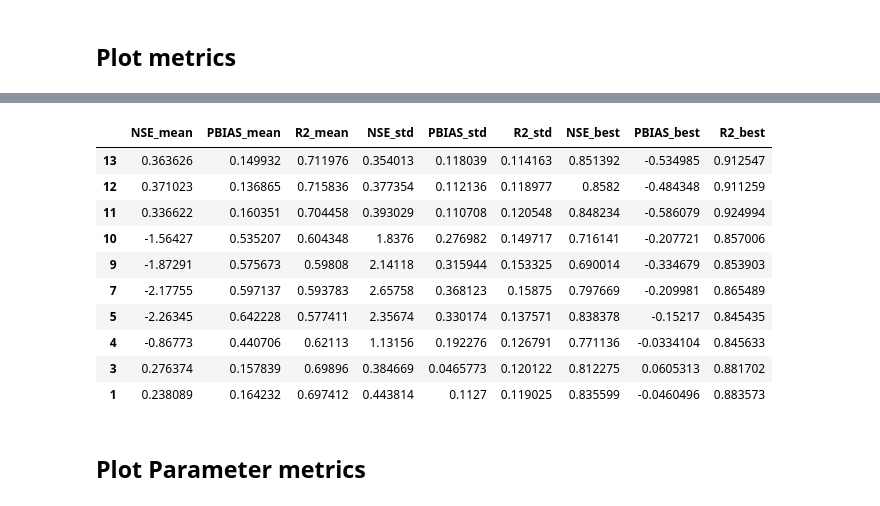
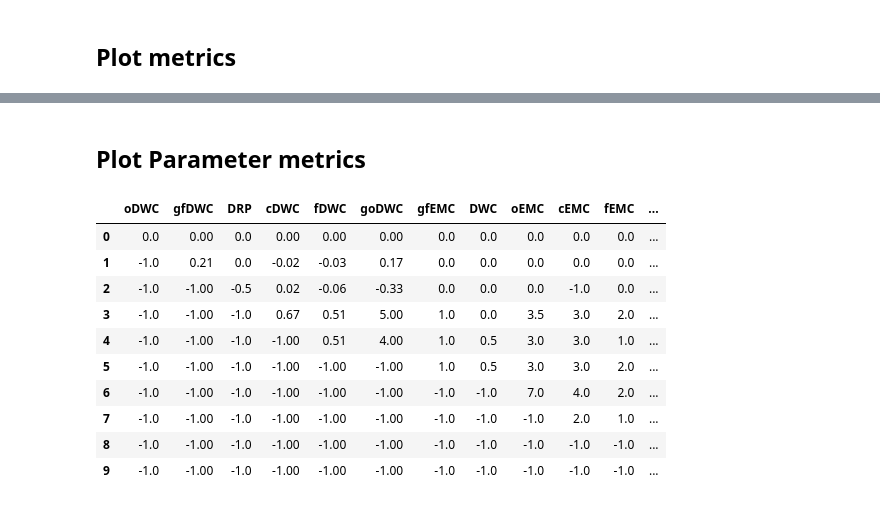
Before and after one commit to QianWanghhu/predict_uq, a Jupyter notebook: src/notebooks/predictive_uncertainty.ipynb, the cells around one changed output, grey strips where cells are left out. Cells and saved outputs as stored; diff of their text form; code cells hidden in the pictures.

```diff
--- a/src/notebooks/predictive_uncertainty.ipynb
+++ b/src/notebooks/predictive_uncertainty.ipynb
@@ -177,18 +214,4 @@ cols_obj_order = ['NSE_mean', 'NSE_std', 'NSE_best', 'PBIAS_mean', 'PBIAS_std',
 df_summary[cols_obj_order].to_csv(f'{fn_figs}objective_summary.csv')
-# %%
-df_summary
-# %% [output]
-|  | NSE_mean | PBIAS_mean | R2_mean | NSE_std | PBIAS_std | R2_std | NSE_best | PBIAS_best | R2_best |
-| 13 | 0.363626 | 0.149932 | 0.711976 | 0.354013 | 0.118039 | 0.114163 | 0.851392 | -0.534985 | 0.912547 |
-| 12 | 0.371023 | 0.136865 | 0.715836 | 0.377354 | 0.112136 | 0.118977 | 0.8582 | -0.484348 | 0.911259 |
-| 11 | 0.336622 | 0.160351 | 0.704458 | 0.393029 | 0.110708 | 0.120548 | 0.848234 | -0.586079 | 0.924994 |
-| 10 | -1.56427 | 0.535207 | 0.604348 | 1.8376 | 0.276982 | 0.149717 | 0.716141 | -0.207721 | 0.857006 |
-| 9 | -1.87291 | 0.575673 | 0.59808 | 2.14118 | 0.315944 | 0.153325 | 0.690014 | -0.334679 | 0.853903 |
-| 7 | -2.17755 | 0.597137 | 0.593783 | 2.65758 | 0.368123 | 0.15875 | 0.797669 | -0.209981 | 0.865489 |
-| 5 | -2.26345 | 0.642228 | 0.577411 | 2.35674 | 0.330174 | 0.137571 | 0.838378 | -0.15217 | 0.845435 |
-| 4 | -0.86773 | 0.440706 | 0.62113 | 1.13156 | 0.192276 | 0.126791 | 0.771136 | -0.0334104 | 0.845633 |
-| 3 | 0.276374 | 0.157839 | 0.69896 | 0.384669 | 0.0465773 | 0.120122 | 0.812275 | 0.0605313 | 0.881702 |
-| 1 | 0.238089 | 0.164232 | 0.697412 | 0.443814 | 0.1127 | 0.119025 | 0.835599 | -0.0460496 | 0.883573 |
 # %% [markdown]
 ## Plot Parameter metrics
 # %%
@@ -205,3 +229,17 @@ metrics_names = ['IQR', 'MAD', 'Range']
+# %%
+par_iqr_change
+# %% [output]
+|  | oDWC | gfDWC | DRP | cDWC | fDWC | goDWC | gfEMC | DWC | oEMC | cEMC | fEMC | ... |
+| 0 | 0.0 | 0.00 | 0.0 | 0.00 | 0.00 | 0.00 | 0.0 | 0.0 | 0.0 | 0.0 | 0.0 | ... |
+| 1 | -1.0 | 0.21 | 0.0 | -0.02 | -0.03 | 0.17 | 0.0 | 0.0 | 0.0 | 0.0 | 0.0 | ... |
+| 2 | -1.0 | -1.00 | -0.5 | 0.02 | -0.06 | -0.33 | 0.0 | 0.0 | 0.0 | -1.0 | 0.0 | ... |
+| 3 | -1.0 | -1.00 | -1.0 | 0.67 | 0.51 | 5.00 | 1.0 | 0.0 | 3.5 | 3.0 | 2.0 | ... |
+| 4 | -1.0 | -1.00 | -1.0 | -1.00 | 0.51 | 4.00 | 1.0 | 0.5 | 3.0 | 3.0 | 1.0 | ... |
+| 5 | -1.0 | -1.00 | -1.0 | -1.00 | -1.00 | -1.00 | 1.0 | 0.5 | 3.0 | 3.0 | 2.0 | ... |
+| 6 | -1.0 | -1.00 | -1.0 | -1.00 | -1.00 | -1.00 | -1.0 | -1.0 | 7.0 | 4.0 | 2.0 | ... |
+| 7 | -1.0 | -1.00 | -1.0 | -1.00 | -1.00 | -1.00 | -1.0 | -1.0 | -1.0 | 2.0 | 1.0 | ... |
+| 8 | -1.0 | -1.00 | -1.0 | -1.00 | -1.00 | -1.00 | -1.0 | -1.0 | -1.0 | -1.0 | -1.0 | ... |
+| 9 | -1.0 | -1.00 | -1.0 | -1.00 | -1.00 | -1.00 | -1.0 | -1.0 | -1.0 | -1.0 | -1.0 | ... |
 # %%
 for ii in range(len(metrics_names)):
     fig, ax = plt.subplots(figsize=(6, 5))
```
Also changed, not shown: parts of 8 cells of this notebook, 1 other file.
